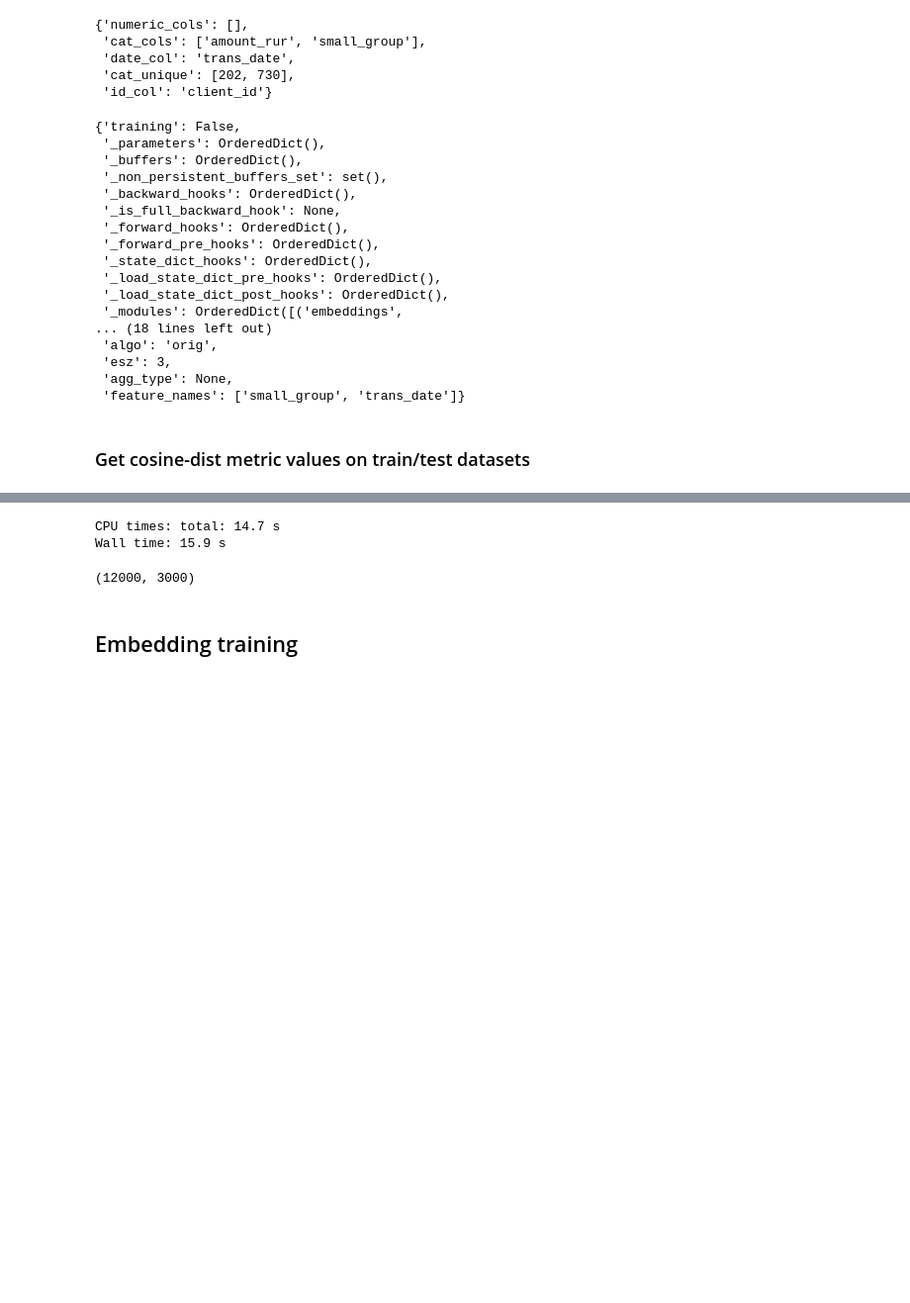
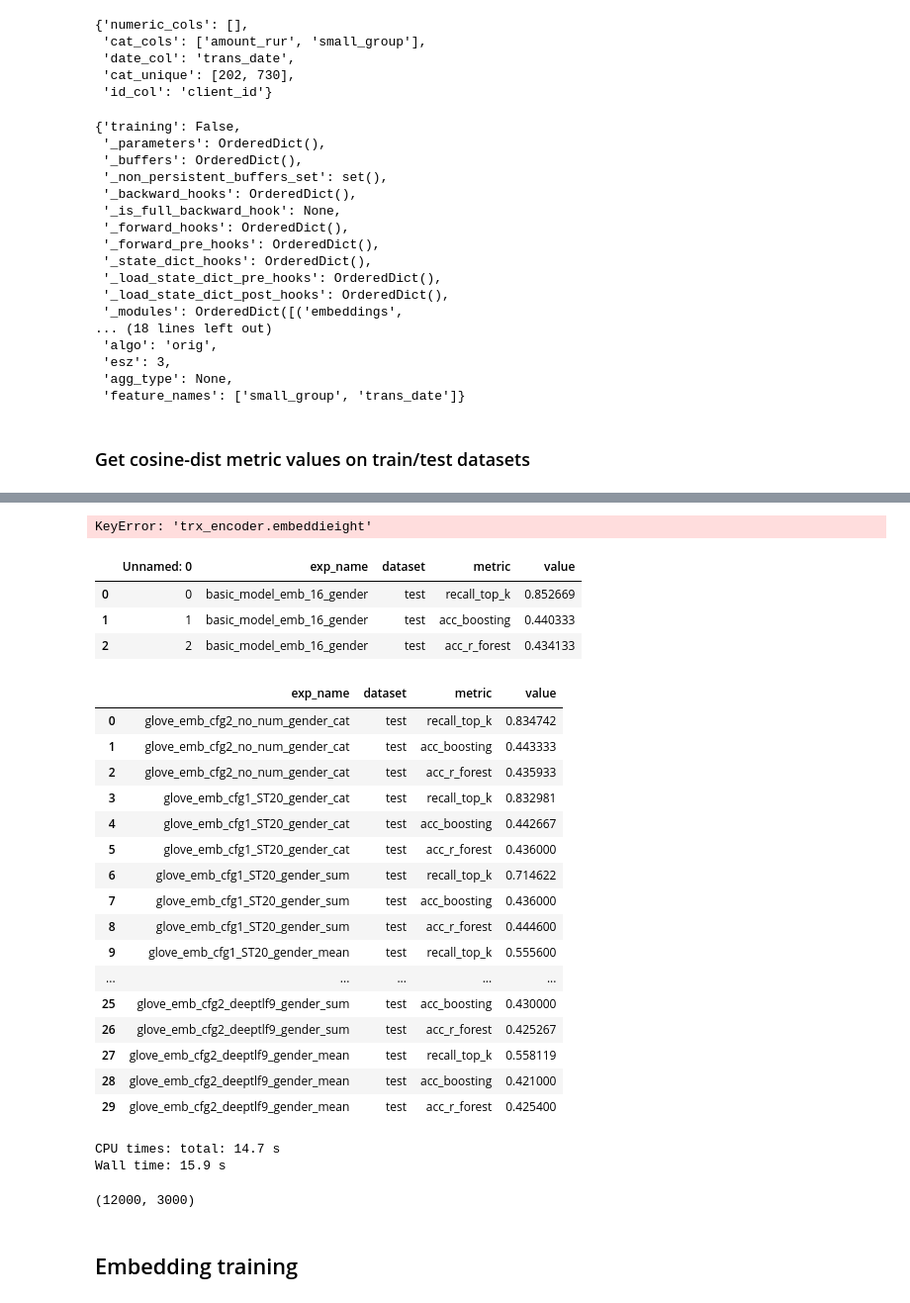
Before and after one commit to everdark00/ptls-glove, a Jupyter notebook: coles-emb-glove-pipeline.ipynb, the cells around one changed output, grey strips where cells are left out. Shown at 99% size. Drawn from its saved outputs; the diff is of its cells as text; code cells hidden in the pictures; blank space fills up the shorter version.

Commit message:
add reports

```diff
--- a/coles-emb-glove-pipeline.ipynb
+++ b/coles-emb-glove-pipeline.ipynb
@@ -1068,3 +1045,10 @@ torch.Size([20, 16])
+# %%
+experiments += [
+    {
+        'name' : 'basic_model_emb_16',
+        'nsep' : True
+    }
+]
 # %%
 from lightgbm import LGBMClassifier
 from sklearn.ensemble import RandomForestClassifier
@@ -1089,7 +1073,11 @@ def get_train_test_age_bins_scenario(df_params, embeds, ds_type):
     test_df = test_df.merge(df_target, how='left', on=df_params["id_col"])
     return train_df, test_df
 
-for exp in experiments:
+for exp in experiments[1:]:
+    print(exp['name'])
+    data = copy.deepcopy(source_data)
+    if 'disc' in exp:
+        exp['disc'].fit(data)
     df_params = {'numeric_cols': ['amount_rur'],
      'cat_cols': ['small_group'],
      'date_col': 'trans_date',
@@ -1119,9 +1107,19 @@ for exp in experiments:
         glove_embedding.load()
 
     #seq_encoder = get_cat_encoder(df_params, agg_type=exp['agg_type'], num_emb_flag=exp['nemb'])
-    seq_encoder = get_trans_encoder(df_params, agg_type=exp['agg_type'], algo=exp['algo'], numeric_separate=exp['nsep'])
+    #seq_encoder = get_trans_encoder(df_params, agg_type=exp['agg_type'], algo=exp['algo'], numeric_separate=exp['nsep'])
     #seq_encoder = get_glove_encoder(df_params, exp, glove_embedding)
-    #seq_encoder.load_state_dict(torch.load(f"../models_coles/{exp['name']}_emb.pt"))
+
+    if exp['name'] != 'basic_model_emb_16':
+        seq_encoder = get_trans_encoder(df_params, agg_type=exp['agg_type'], algo=exp['algo'], numeric_separate=exp['nsep'])
+        mx = torch.load(f"../models_coles/{exp['name']}_emb.pt")
+        for fn in df_params['cat_cols'] + [df_params["date_col"]] + df_params['numeric_cols'] :
+            if f'trx_encoder.embeddings.emb_dict.{fn}.weight' in mx:
+                mx.pop(f'trx_encoder.embeddings.emb_dict.{fn}.weight')
+        seq_encoder.load_state_dict(mx)
+    else:
+        seq_encoder = get_basic_model_encoder(df_params)
+        seq_encoder.load_state_dict(torch.load(f"../models_coles/{exp['name']}_emb.pt"))
 
     metric = BatchRecallTopK(4)
 
@@ -1202,4 +1200,4 @@ for exp in experiments:
         res_metrics.append([exp['name'], 'test', f"acc_{task_name}", sc_test/num])
 
     report = pd.DataFrame(res_metrics, columns = ['exp_name', 'dataset', 'metric', 'value'])
-    report.to_csv('../coles_report/experiments/report_trans_trx.csv')
+    report.to_csv('../coles_report/experiments/report_trans1.csv')
@@ -1206,3 +1284,8 @@ for exp in experiments:
+# %%
+
+torch.load(f"../models_coles/{exp['name']}_emb.pt").pop('trx_encoder.embeddieight')
+# %% [output]
+KeyError: 'trx_encoder.embeddieight'
 # %%
 r = []
 for j in range(3):
@@ -1210,4 +1293,7 @@ for j in range(3):
 
 pd.DataFrame(r, columns=['a' + str(i) for i in range(18)]).to_excel('rand.xlsx')
 # %%
-del train_df, test_df, train_embeds, test_embeds, train, test
+reps = []
+for i in range(1, 3):
+    reps.append(pd.read_csv(f'..//coles_report/experiments/report_trans{i}.csv'))
+reps = pd.concat(reps).drop(columns = ['Unnamed: 0'])
@@ -1214,5 +1307,32 @@ del train_df, test_df, train_embeds, test_embeds, train, test
+# %%
+pd.read_csv(f'..//coles_report/experiments/report_gender_baseline.csv')
+# %% [output]
+|  | Unnamed: 0 | exp_name | dataset | metric | value |
+| 0 | 0 | basic_model_emb_16_gender | test | recall_top_k | 0.852669 |
+| 1 | 1 | basic_model_emb_16_gender | test | acc_boosting | 0.440333 |
+| 2 | 2 | basic_model_emb_16_gender | test | acc_r_forest | 0.434133 |
 # %%
 reps = []
-for i in range(1, 3):
-    reps.append(pd.read_csv(f'..//coles_report/experiments/report_glove{i}.csv'))
+for i in range(2, 3):
+    reps.append(pd.read_csv(f'..//coles_report/experiments/report_gender{i}.csv'))
 reps = pd.concat(reps).drop(columns = ['Unnamed: 0'])
+# %%
+reps.head(60)
+# %% [output]
+|  | exp_name | dataset | metric | value |
+| 0 | glove_emb_cfg2_no_num_gender_cat | test | recall_top_k | 0.834742 |
+| 1 | glove_emb_cfg2_no_num_gender_cat | test | acc_boosting | 0.443333 |
+| 2 | glove_emb_cfg2_no_num_gender_cat | test | acc_r_forest | 0.435933 |
+| 3 | glove_emb_cfg1_ST20_gender_cat | test | recall_top_k | 0.832981 |
+| 4 | glove_emb_cfg1_ST20_gender_cat | test | acc_boosting | 0.442667 |
+| 5 | glove_emb_cfg1_ST20_gender_cat | test | acc_r_forest | 0.436000 |
+| 6 | glove_emb_cfg1_ST20_gender_sum | test | recall_top_k | 0.714622 |
+| 7 | glove_emb_cfg1_ST20_gender_sum | test | acc_boosting | 0.436000 |
+| 8 | glove_emb_cfg1_ST20_gender_sum | test | acc_r_forest | 0.444600 |
+| 9 | glove_emb_cfg1_ST20_gender_mean | test | recall_top_k | 0.555600 |
+| ... | ... | ... | ... | ... |
+| 25 | glove_emb_cfg2_deeptlf9_gender_sum | test | acc_boosting | 0.430000 |
+| 26 | glove_emb_cfg2_deeptlf9_gender_sum | test | acc_r_forest | 0.425267 |
+| 27 | glove_emb_cfg2_deeptlf9_gender_mean | test | recall_top_k | 0.558119 |
+| 28 | glove_emb_cfg2_deeptlf9_gender_mean | test | acc_boosting | 0.421000 |
+| 29 | glove_emb_cfg2_deeptlf9_gender_mean | test | acc_r_forest | 0.425400 |
```
Also changed, not shown: parts of 14 cells of this notebook, 50 other files.
